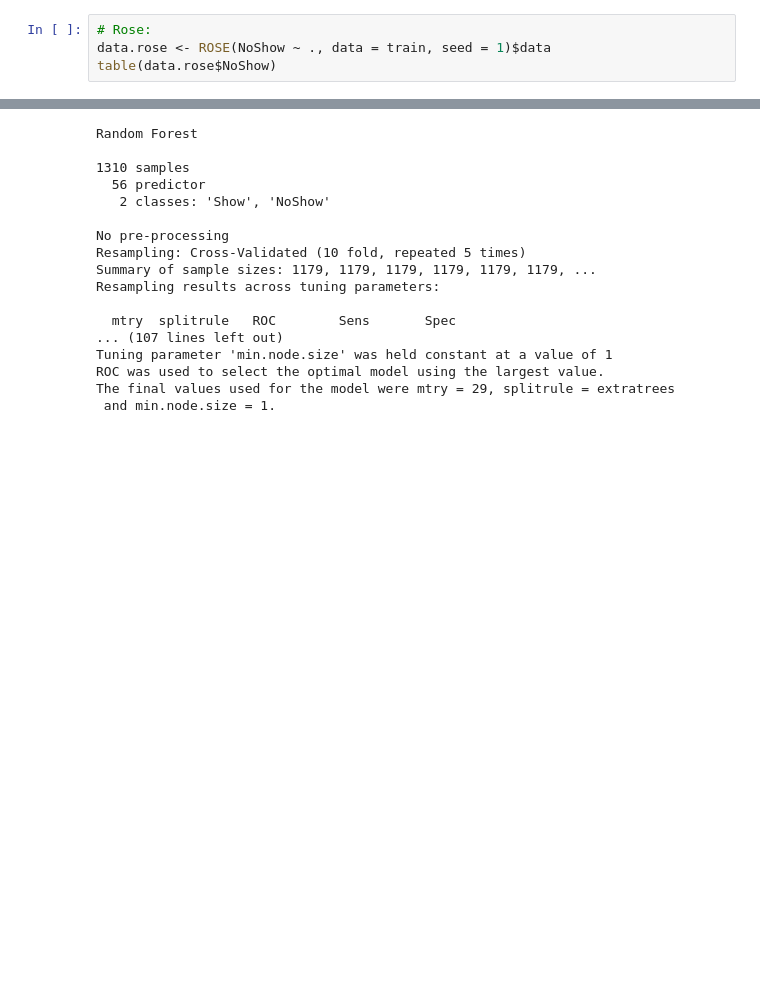
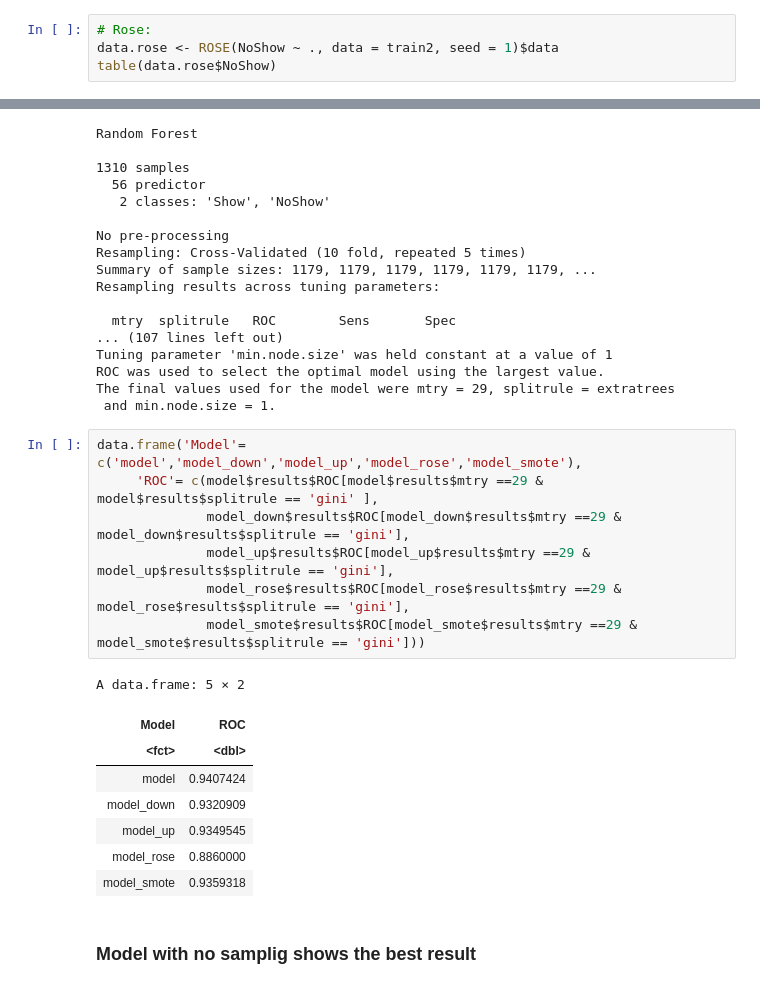
Before and after one commit to EtiMayer/DataScience, a Jupyter notebook: project/Noshows/Dataset pre-processing.ipynb, the cells around one changed output, grey strips where cells are left out. Saved outputs shown, nothing was run; the diff lists cells and outputs as text; blank space fills up the shorter version.

```diff
--- a/project/Noshows/Dataset pre-processing.ipynb
+++ b/project/Noshows/Dataset pre-processing.ipynb
@@ -661,6 +663,6 @@ table(data_balanced_both$NoShow)
 Creates a sample of synthetic data by enlarging the features space of minority and majority class examples. ROSE selects an observation belonging to the class k and generates new examples in its neighbourhood
 # %%
 # Rose:
-data.rose <- ROSE(NoShow ~ ., data = train, seed = 1)$data
+data.rose <- ROSE(NoShow ~ ., data = train2, seed = 1)$data
 table(data.rose$NoShow)
 # %% [output]
@@ -957,3 +905,21 @@ Tuning parameter 'min.node.size' was held constant at a value of 1
 ROC was used to select the optimal model using the largest value.
 The final values used for the model were mtry = 29, splitrule = extratrees
  and min.node.size = 1.
+# %%
+data.frame('Model'= c('model','model_down','model_up','model_rose','model_smote'),
+     'ROC'= c(model$results$ROC[model$results$mtry ==29 & model$results$splitrule == 'gini' ],
+              model_down$results$ROC[model_down$results$mtry ==29 & model_down$results$splitrule == 'gini'],
+              model_up$results$ROC[model_up$results$mtry ==29 & model_up$results$splitrule == 'gini'],
+              model_rose$results$ROC[model_rose$results$mtry ==29 & model_rose$results$splitrule == 'gini'],
+              model_smote$results$ROC[model_smote$results$mtry ==29 & model_smote$results$splitrule == 'gini']))
+# %% [output]
+A data.frame: 5 × 2
+| Model | ROC |
+| <fct> | <dbl> |
+| model | 0.9407424 |
+| model_down | 0.9320909 |
+| model_up | 0.9349545 |
+| model_rose | 0.8860000 |
+| model_smote | 0.9359318 |
+# %% [markdown]
+### Model with no samplig shows the best result
```
Also changed, not shown: parts of 33 cells of this notebook, 9 other files.
